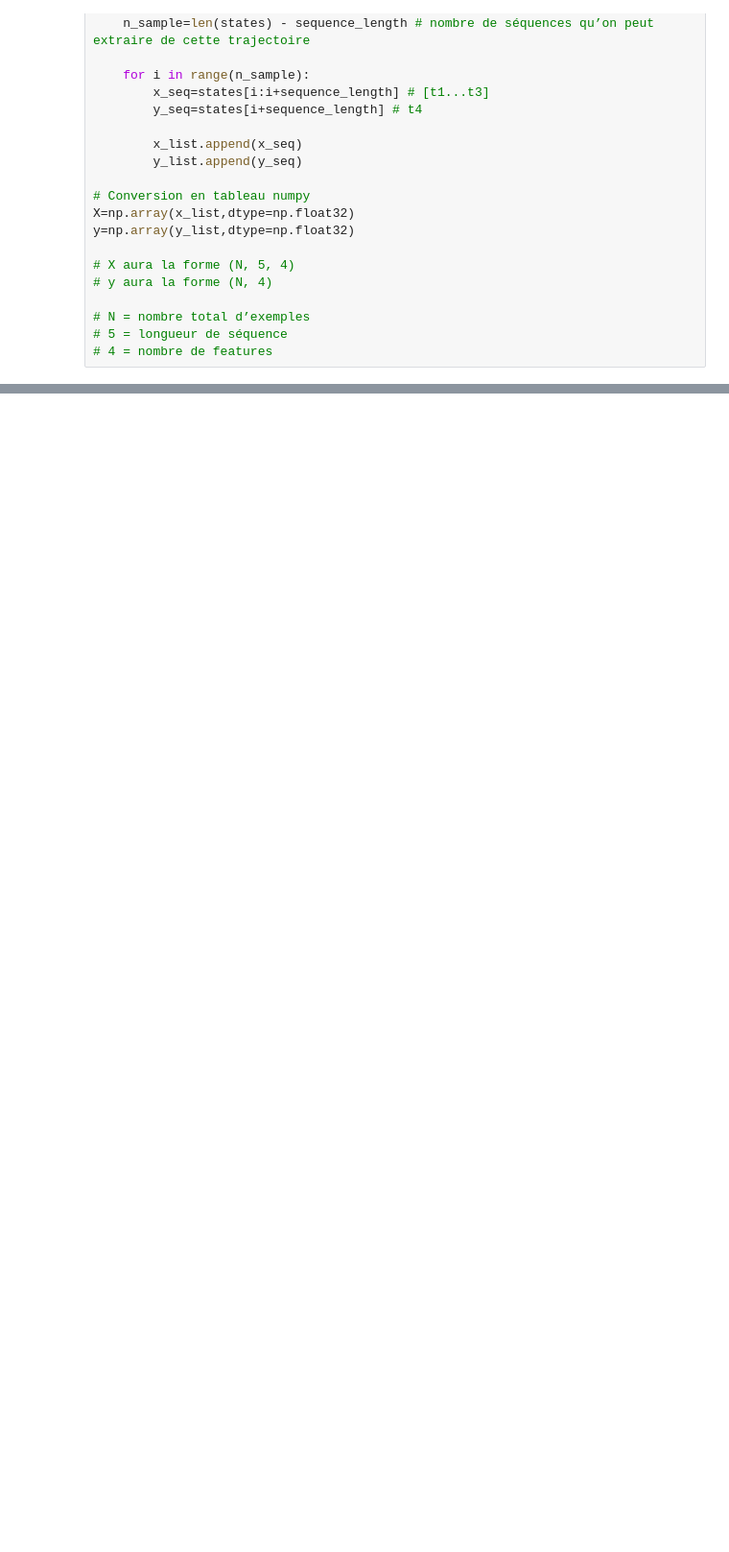
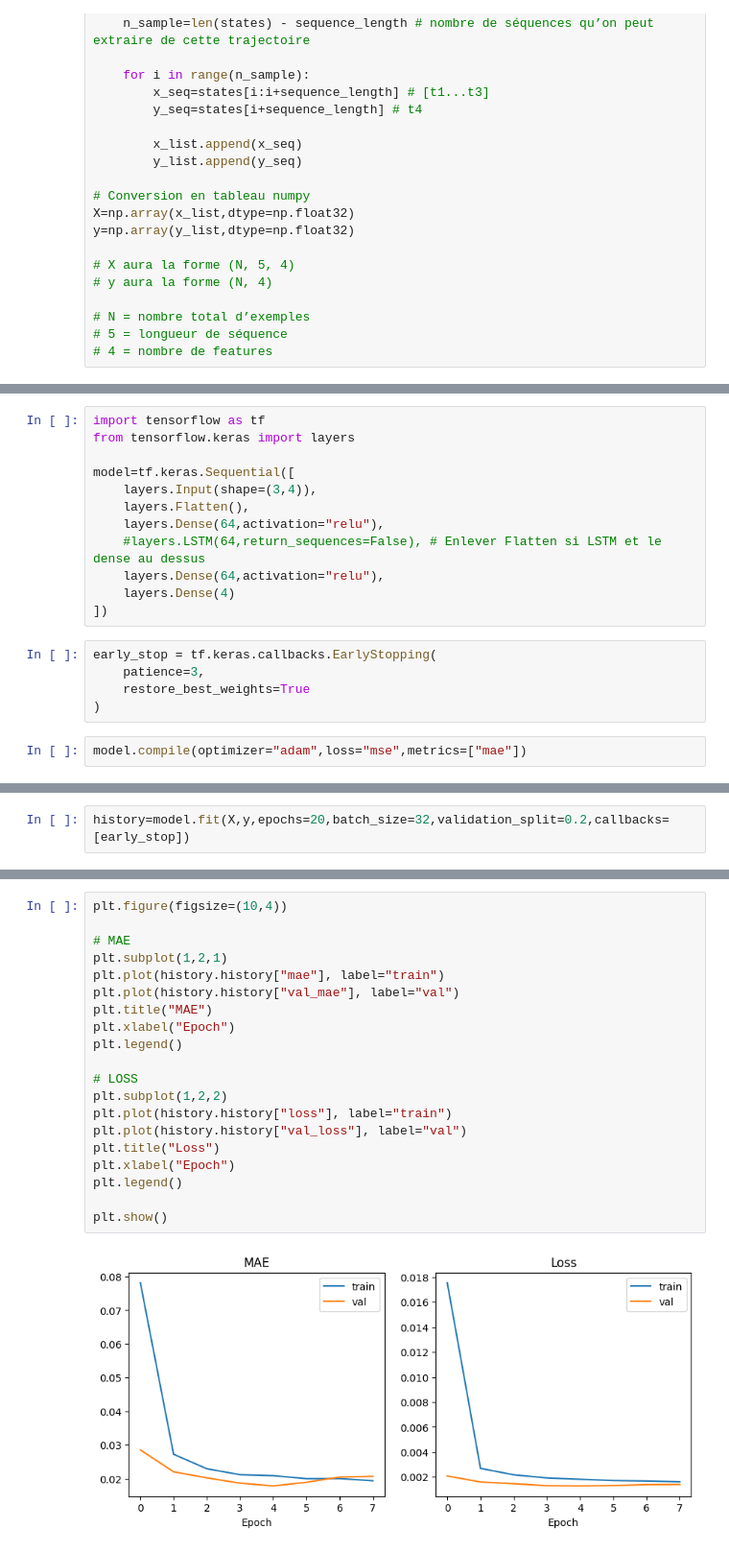
Before and after one commit to nicolas-sales/world_model, a Jupyter notebook: Research/research.ipynb, the cells around one changed output, grey strips where cells are left out. Shown at 96% size. Saved outputs shown, nothing was run; the diff lists cells and outputs as text; blank space fills up the shorter version.

```diff
--- a/Research/research.ipynb
+++ b/Research/research.ipynb
@@ -502,0 +539,19 @@ array([[     443.55,      418.41,      82.913,      19.822],
+# %%
+import tensorflow as tf
+from tensorflow.keras import layers
+
+model=tf.keras.Sequential([
+    layers.Input(shape=(3,4)),
+    layers.Flatten(),
+    layers.Dense(64,activation="relu"),
+    #layers.LSTM(64,return_sequences=False), # Enlever Flatten si LSTM et le dense au dessus
+    layers.Dense(64,activation="relu"),
+    layers.Dense(4)
+])
+# %%
+early_stop = tf.keras.callbacks.EarlyStopping(
+    patience=3,
+    restore_best_weights=True
+)
+# %%
+model.compile(optimizer="adam",loss="mse",metrics=["mae"])
@@ -502,0 +576,2 @@ array([[     443.55,      418.41,      82.913,      19.822],
+# %%
+history=model.fit(X,y,epochs=20,batch_size=32,validation_split=0.2,callbacks=[early_stop])
@@ -502,0 +595,22 @@ array([[     443.55,      418.41,      82.913,      19.822],
+# %%
+plt.figure(figsize=(10,4))
+
+# MAE
+plt.subplot(1,2,1)
+plt.plot(history.history["mae"], label="train")
+plt.plot(history.history["val_mae"], label="val")
+plt.title("MAE")
+plt.xlabel("Epoch")
+plt.legend()
+
+# LOSS
+plt.subplot(1,2,2)
+plt.plot(history.history["loss"], label="train")
+plt.plot(history.history["val_loss"], label="val")
+plt.title("Loss")
+plt.xlabel("Epoch")
+plt.legend()
+
+plt.show()
+# %% [output]
+[figure, added]
```
Also changed, not shown: parts of 29 cells of this notebook, 2 other files.
